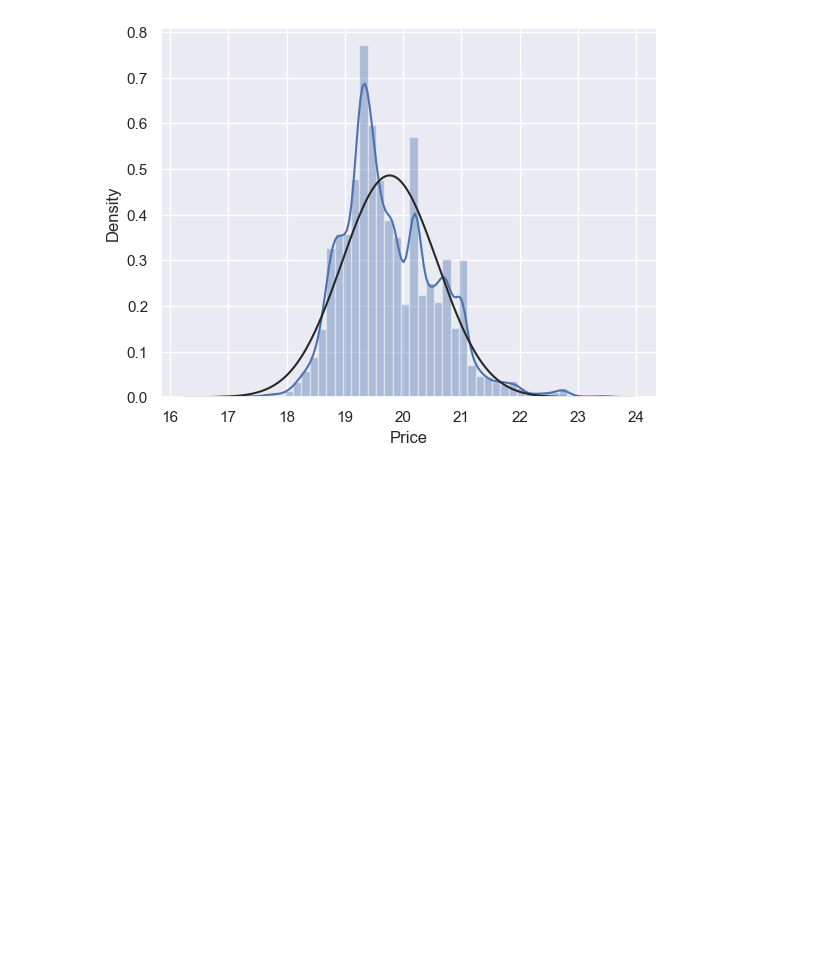
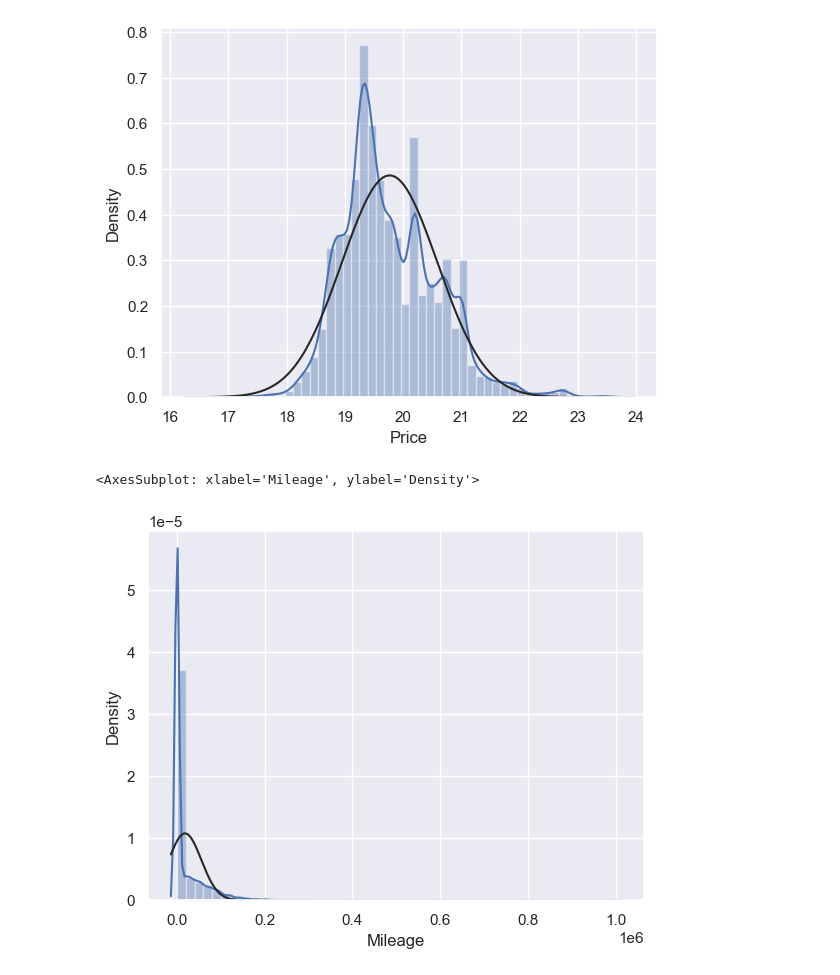
Before and after one commit to abudto/Data-Science-Analytics, a Jupyter notebook: Used Car Price Prediction (Web Scraping, Dashboard, Machine Learning)/Used Car Price Prediction.ipynb, the cells around one changed output. Cells and saved outputs as stored; diff of their text form; code cells hidden in the pictures; blank space fills up the shorter version.

```diff
--- a/Used Car Price Prediction (Web Scraping, Dashboard, Machine Learning)/Used Car Price Prediction.ipynb
+++ b/Used Car Price Prediction (Web Scraping, Dashboard, Machine Learning)/Used Car Price Prediction.ipynb
@@ -188,0 +226,2 @@ plt.show()
+# %%
+tmp_data = df.copy()
@@ -192,8 +252,13 @@ plt.show()
 # %% [output]
 [figure]
 # %%
-df['Price'] = np.log(df['Price'])
-sns.distplot(df['Price'], fit = norm)
+tmp_data['Price'] = np.log(tmp_data['Price'])
+sns.distplot(tmp_data['Price'], fit = norm)
 # %% [output]
 <AxesSubplot: xlabel='Price', ylabel='Density'>
 [figure]
+# %%
+sns.distplot(tmp_data['Mileage'], fit = norm)
+# %% [output]
+<AxesSubplot: xlabel='Mileage', ylabel='Density'>
+[figure, added]
```
Also changed, not shown: parts of 24 cells of this notebook.
